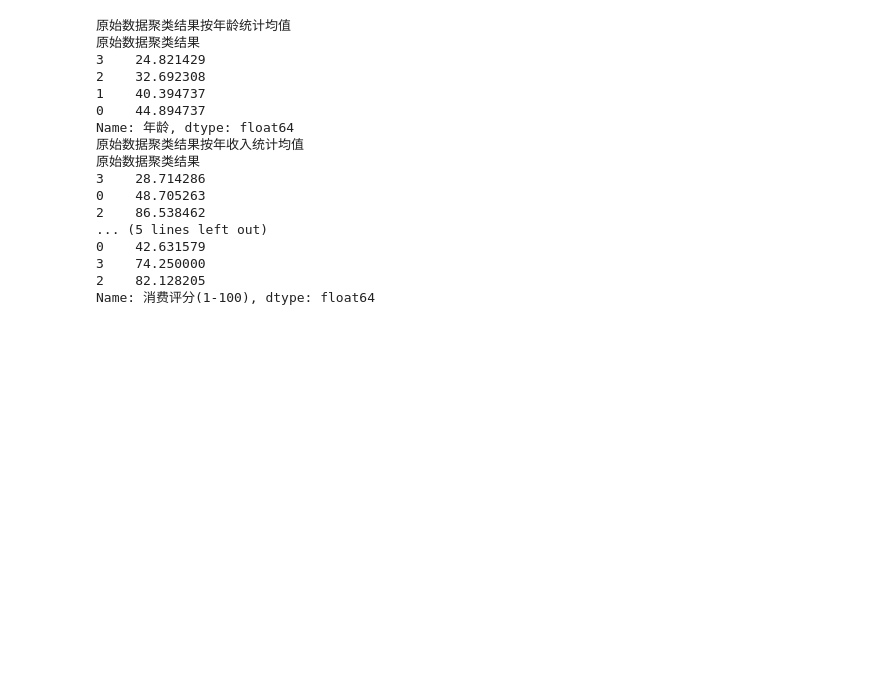
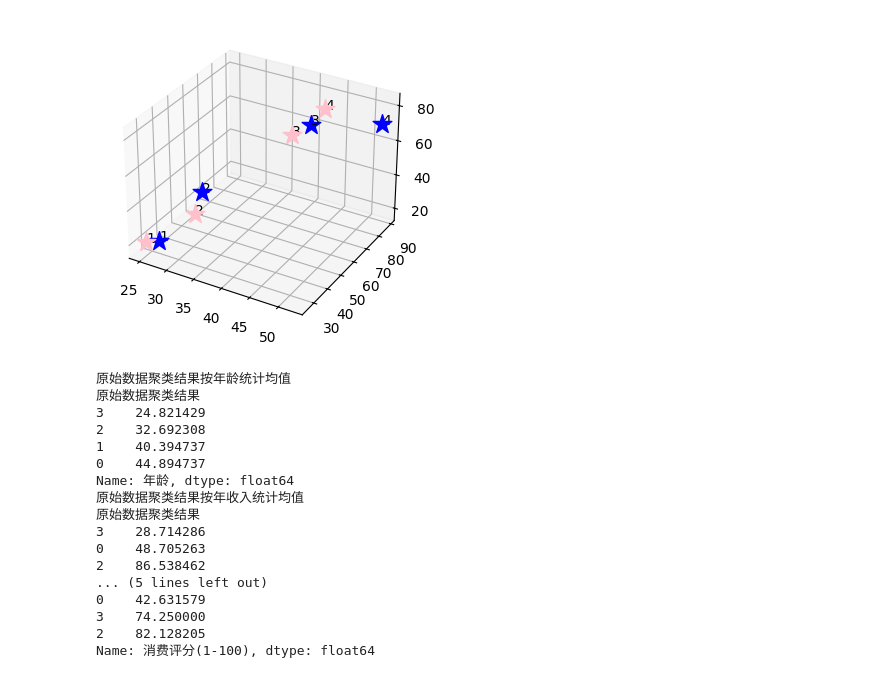
Before and after one commit to sfcs0311/AllThings, a Jupyter notebook: 大数据/第十五周/main.ipynb, the cells around one changed output. Saved outputs shown, nothing was run; the diff lists cells and outputs as text; code cells hidden in the pictures; blank space fills up the shorter version.

```diff
--- a/大数据/第十五周/main.ipynb
+++ b/大数据/第十五周/main.ipynb
@@ -99,3 +114,22 @@ X_origin.head(15)
+# %%
+# 计算pca中心
+temp_res = X_origin.groupby(['pca聚类结果'])[X_origin.columns[1:4]].mean()
+pca_cen = np.array(temp_res)
+pca_cen.sort(axis=0)
+# 计算原始数据中心
+ori_cen = kmeans.cluster_centers_
+ori_cen.sort(axis=0)
+# 作图
+fig = plt.figure(figsize=(8,4))
+ax = fig.add_subplot(111, projection='3d')
+for i in range(ori_cen.shape[0]):
+    # 设置原来的聚类中心为浅红色，教材中的聚类中心为红色,三维图
+    ax.scatter(ori_cen[i,0],ori_cen[i,1],ori_cen[i,2],c='pink',marker='*',s=200)
+    ax.scatter(pca_cen[i,0],pca_cen[i,1],pca_cen[i,2],c='blue',marker='*',s=200)
+    ax.text(ori_cen[i,0],ori_cen[i,1],ori_cen[i,2],str(i+1),fontsize=10)
+    ax.text(pca_cen[i,0],pca_cen[i,1],pca_cen[i,2],str(i+1),fontsize=10)
+# %% [output]
+[figure, added]
 # %%
 print('原始数据聚类结果按年龄统计均值')
 g_Age=X_origin['年龄'].groupby(X_origin['原始数据聚类结果'])
```
Also changed, not shown: parts of 8 cells of this notebook, 2 other files.
